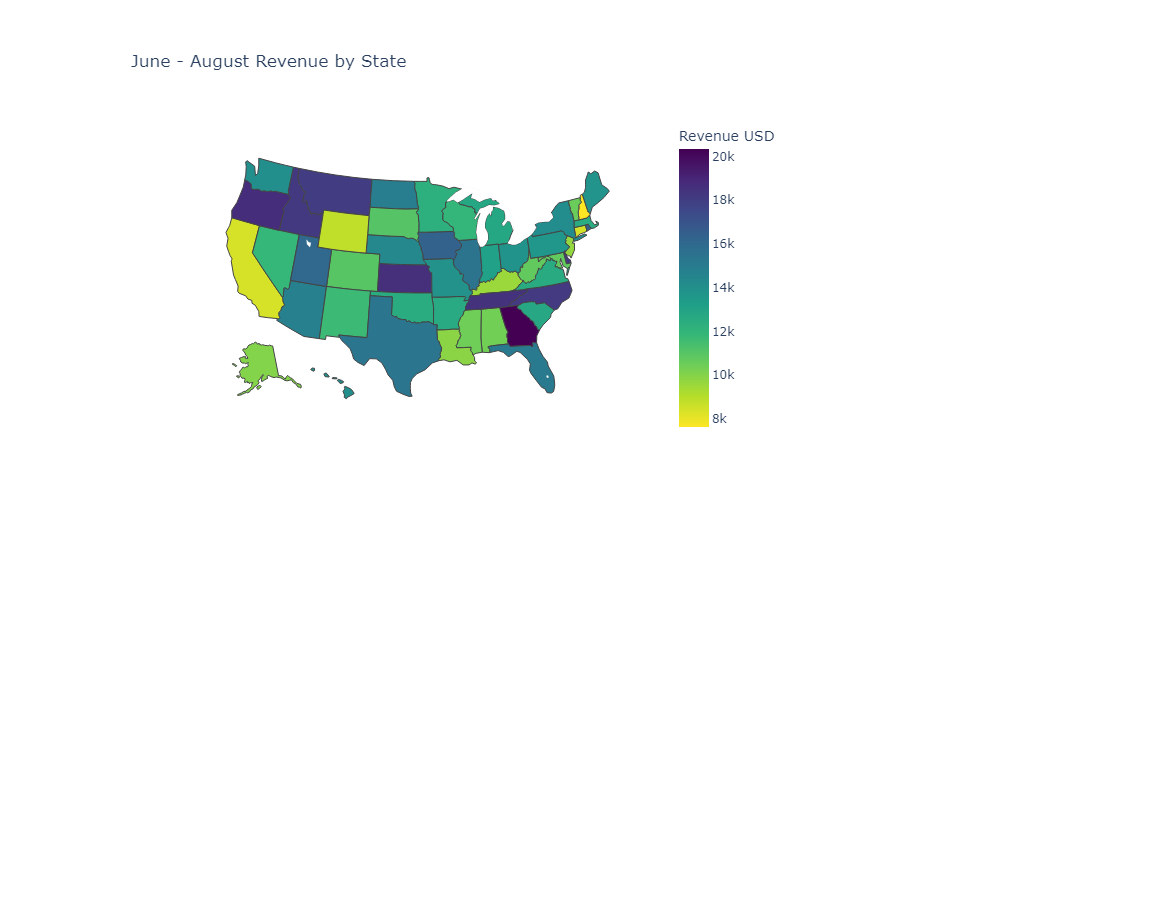
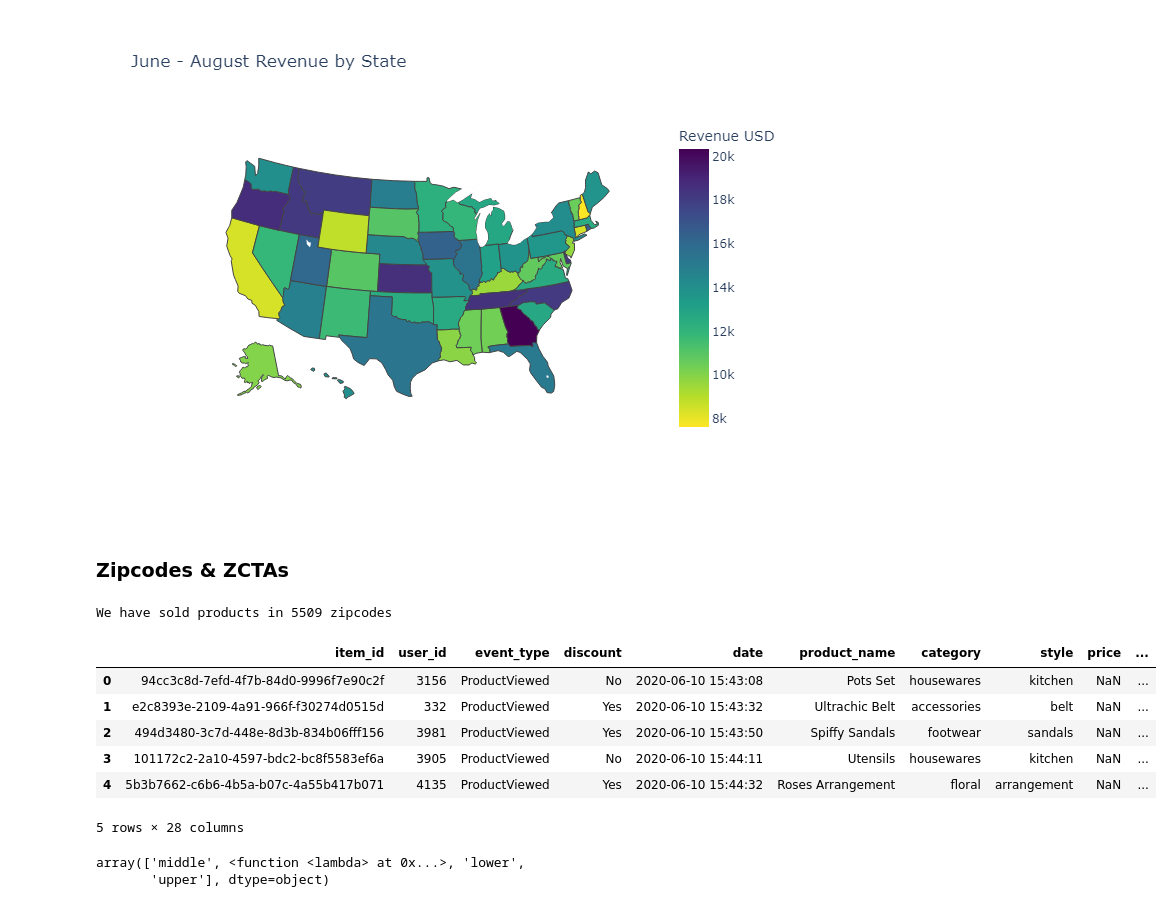
Before and after one commit to diana-kungu/E-commerce-RFM-Analysis, a Jupyter notebook: aws-retail-updated.ipynb, the cells around one changed output. Cells and saved outputs as stored; diff of their text form; code cells hidden in the pictures; blank space fills up the shorter version.

```diff
--- a/aws-retail-updated.ipynb
+++ b/aws-retail-updated.ipynb
@@ -446,7 +436,31 @@ fig.update_layout(
 fig.show(renderer="png")
 # %% [output]
 [figure]
-# %% [markdown]
-<head>
-  <link rel="import" href="Sales funnel.html">
-</head>
+# %% [markdown]
+### Zipcodes & ZCTAs
+# %%
+print (f'We have sold products in {df.zipcode.nunique()} zipcodes')
+# %% [output]
+We have sold products in 5509 zipcodes
+# %%
+#Check for missing zipcode
+sum(df.zipcode.isnull()) #No missing records
+#Check the length of each zipcode
+df.zipcode.str.len().unique() # All zipcodes are 5 digits long
+
+#Load zipcodes-zctas classification dataset
+eco_status = pd.read_csv('zipcodes_zcta_classified.csv')
+eco_status.columns = [c.lower().replace('_', '') for c in eco_status.columns]
+eco_status.zipcode = eco_status.zipcode.astype('str')
+
+#merge
+df_geo = df.merge(eco_status, how= 'left', on=['zipcode', 'zipcode'])
+df_geo.head()
+# %% [output]
+|  | item_id | user_id | event_type | discount | date | product_name | category | style | price | ... |
+| 0 | 94cc3c8d-7efd-4f7b-84d0-9996f7e90c2f | 3156 | ProductViewed | No | 2020-06-10 15:43:08 | Pots Set | housewares | kitchen | NaN | ... |
+| 1 | e2c8393e-2109-4a91-966f-f30274d0515d | 332 | ProductViewed | Yes | 2020-06-10 15:43:32 | Ultrachic Belt | accessories | belt | NaN | ... |
+| 2 | 494d3480-3c7d-448e-8d3b-834b06fff156 | 3981 | ProductViewed | Yes | 2020-06-10 15:43:50 | Spiffy Sandals | footwear | sandals | NaN | ... |
+| 3 | 101172c2-2a10-4597-bdc2-bc8f5583ef6a | 3905 | ProductViewed | No | 2020-06-10 15:44:11 | Utensils | housewares | kitchen | NaN | ... |
+| 4 | 5b3b7662-c6b6-4b5a-b07c-4a55b417b071 | 4135 | ProductViewed | Yes | 2020-06-10 15:44:32 | Roses Arrangement | floral | arrangement | NaN | ... |
+5 rows × 28 columns
@@ -452,0 +471,5 @@ fig.show(renderer="png")
+# %%
+df_geo.status.unique()
+# %% [output]
+array(['middle', <function <lambda> at 0x...>, 'lower',
+       'upper'], dtype=object)
```
Also changed, not shown: parts of 2 cells of this notebook.
